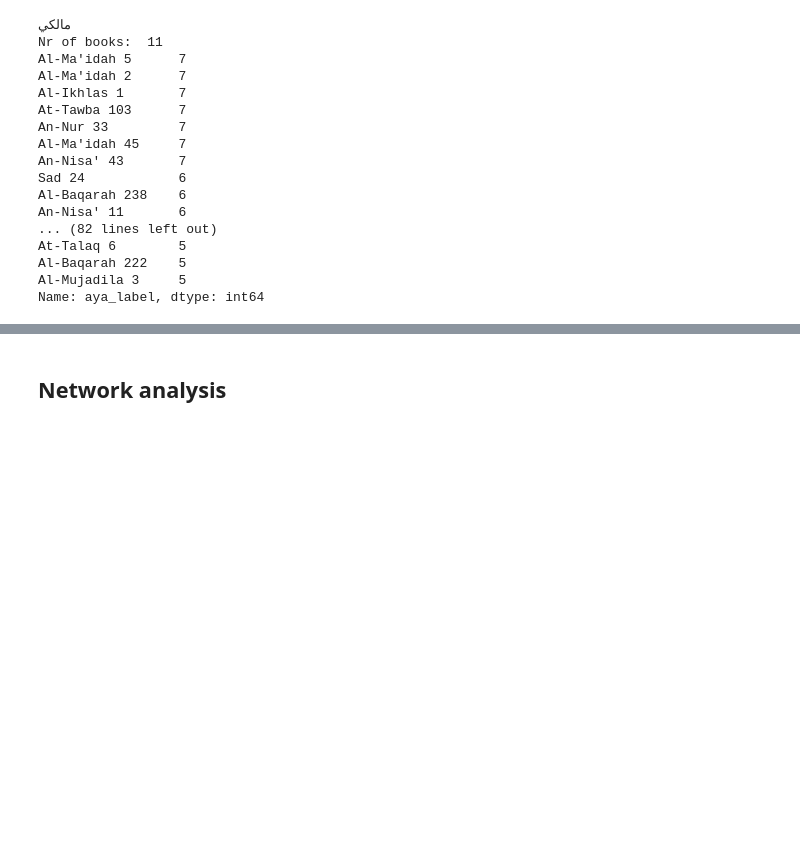
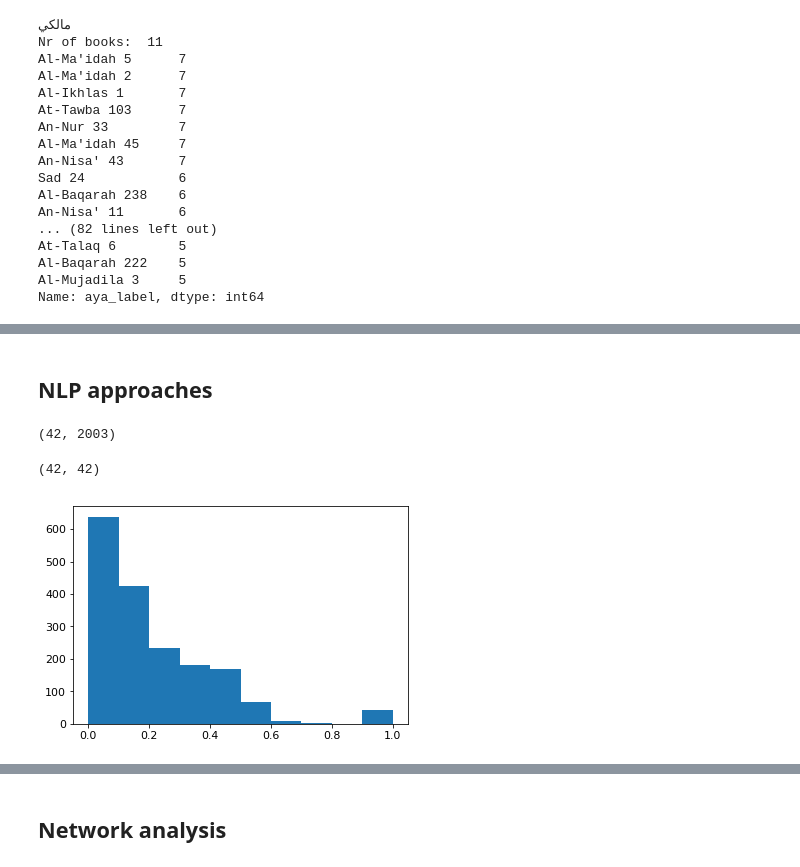
Before and after one commit to arabic-digital-humanities/adhtools, a Jupyter notebook: notebooks/QuranQuotesNetwork.ipynb, the cells around one changed output, grey strips where cells are left out. Cells and saved outputs as stored; diff of their text form; code cells hidden in the pictures; blank space fills up the shorter version.

```diff
--- a/notebooks/QuranQuotesNetwork.ipynb
+++ b/notebooks/QuranQuotesNetwork.ipynb
@@ -122,0 +180,23 @@ Name: aya_label, dtype: int64
+# %% [markdown]
+## NLP approaches
+# %%
+adj_df = merged_df.pivot('BookURI', 'aya_label', 'Weight').fillna(0)
+# %%
+from sklearn.feature_extraction.text import TfidfTransformer
+
+tfidf_transformer = TfidfTransformer()
+tfidf = tfidf_transformer.fit_transform(adj_df.values)
+print(tfidf.shape)
+# %% [output]
+(42, 2003)
+# %%
+from sklearn.metrics.pairwise import cosine_similarity
+
+similarities = cosine_similarity(tfidf, tfidf)
+similarities.shape
+# %% [output]
+(42, 42)
+# %%
+plt.hist(similarities.flatten());
+# %% [output]
+[figure, added]
```
Also changed, not shown: parts of 20 cells of this notebook.
